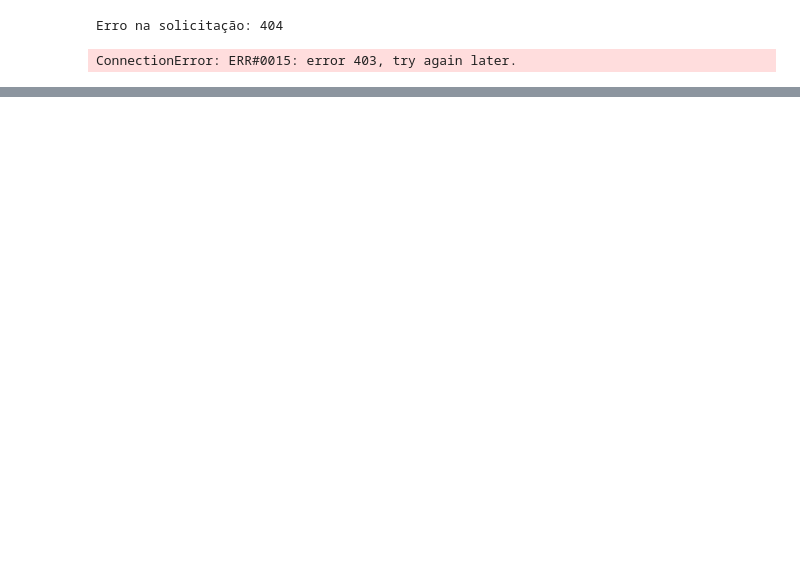
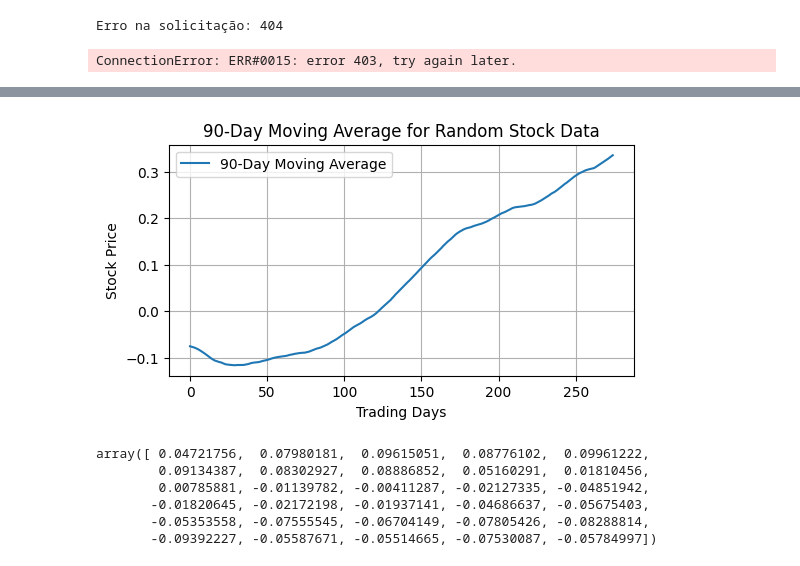
Before and after one commit to Moises-mfg/Analise-exploratoria-blockchain-Bitcoin, a Jupyter notebook: teste_news.ipynb, the cells around one changed output, grey strips where cells are left out. Saved outputs shown, nothing was run; the diff lists cells and outputs as text; code cells hidden in the pictures; blank space fills up the shorter version.

```diff
--- a/teste_news.ipynb
+++ b/teste_news.ipynb
@@ -66,0 +110,23 @@ ConnectionError: ERR#0015: error 403, try again later.
+# %%
+#give me the moving average of the last 90 days of the stock_data
+moving_average = np.array([np.mean(stock_data[i:i+90])  for i in range(len(stock_data) - 90)])
+#plot the moving average
+plt.figure(figsize=(6, 3))
+plt.plot(moving_average, label='90-Day Moving Average')
+plt.title('90-Day Moving Average for Random Stock Data')
+plt.xlabel('Trading Days')
+plt.ylabel('Stock Price')
+plt.legend()
+plt.grid(True)
+plt.show()
+# %% [output]
+[figure, added]
+# %%
+stock_data[5:5+30]
+# %% [output]
+array([ 0.04721756,  0.07980181,  0.09615051,  0.08776102,  0.09961222,
+        0.09134387,  0.08302927,  0.08886852,  0.05160291,  0.01810456,
+        0.00785881, -0.01139782, -0.00411287, -0.02127335, -0.04851942,
+       -0.01820645, -0.02172198, -0.01937141, -0.04686637, -0.05675403,
+       -0.05353558, -0.07555545, -0.06704149, -0.07805426, -0.08288814,
+       -0.09392227, -0.05587671, -0.05514665, -0.07530087, -0.05784997])
```
Also changed, not shown: parts of 5 cells of this notebook.
